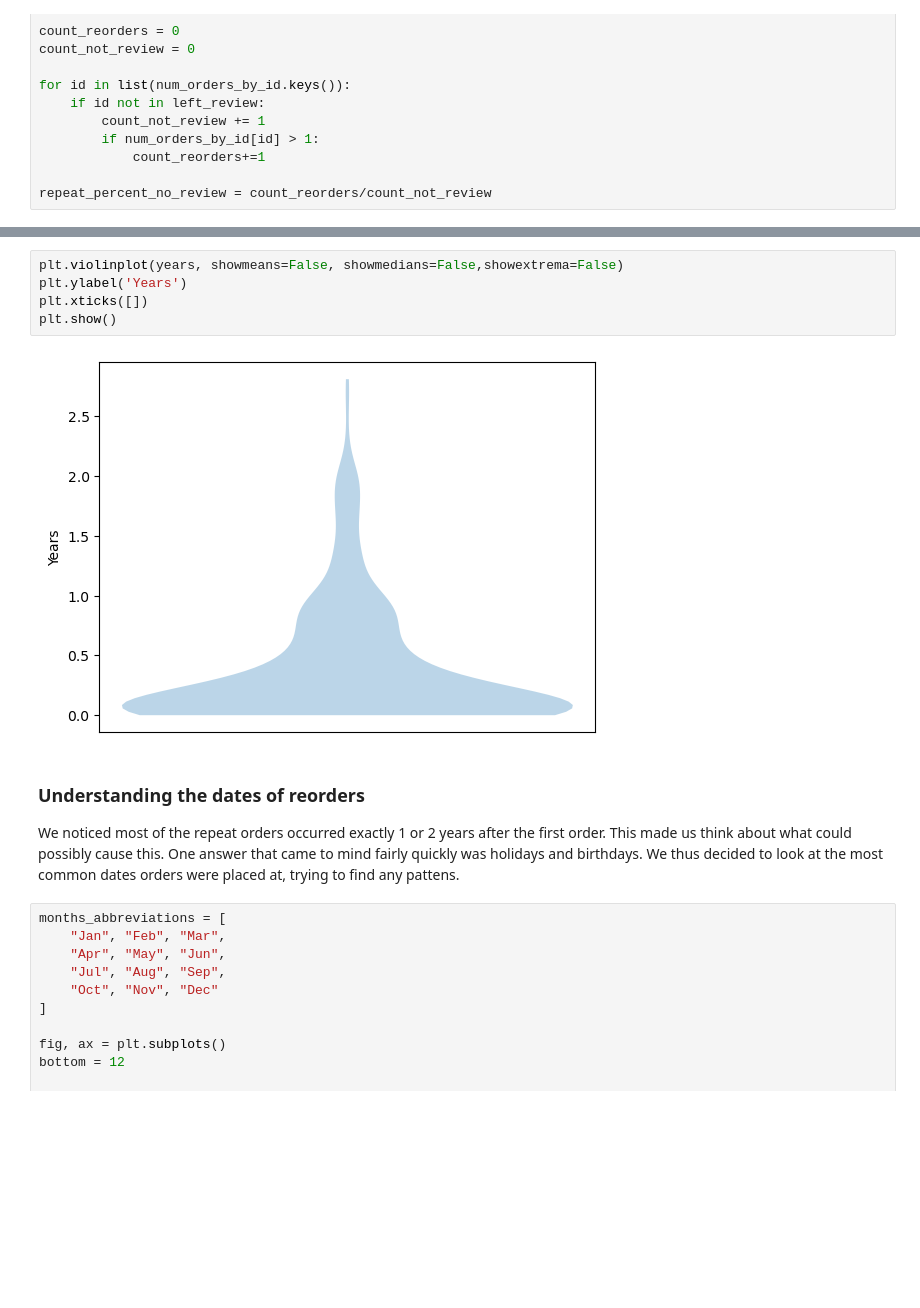
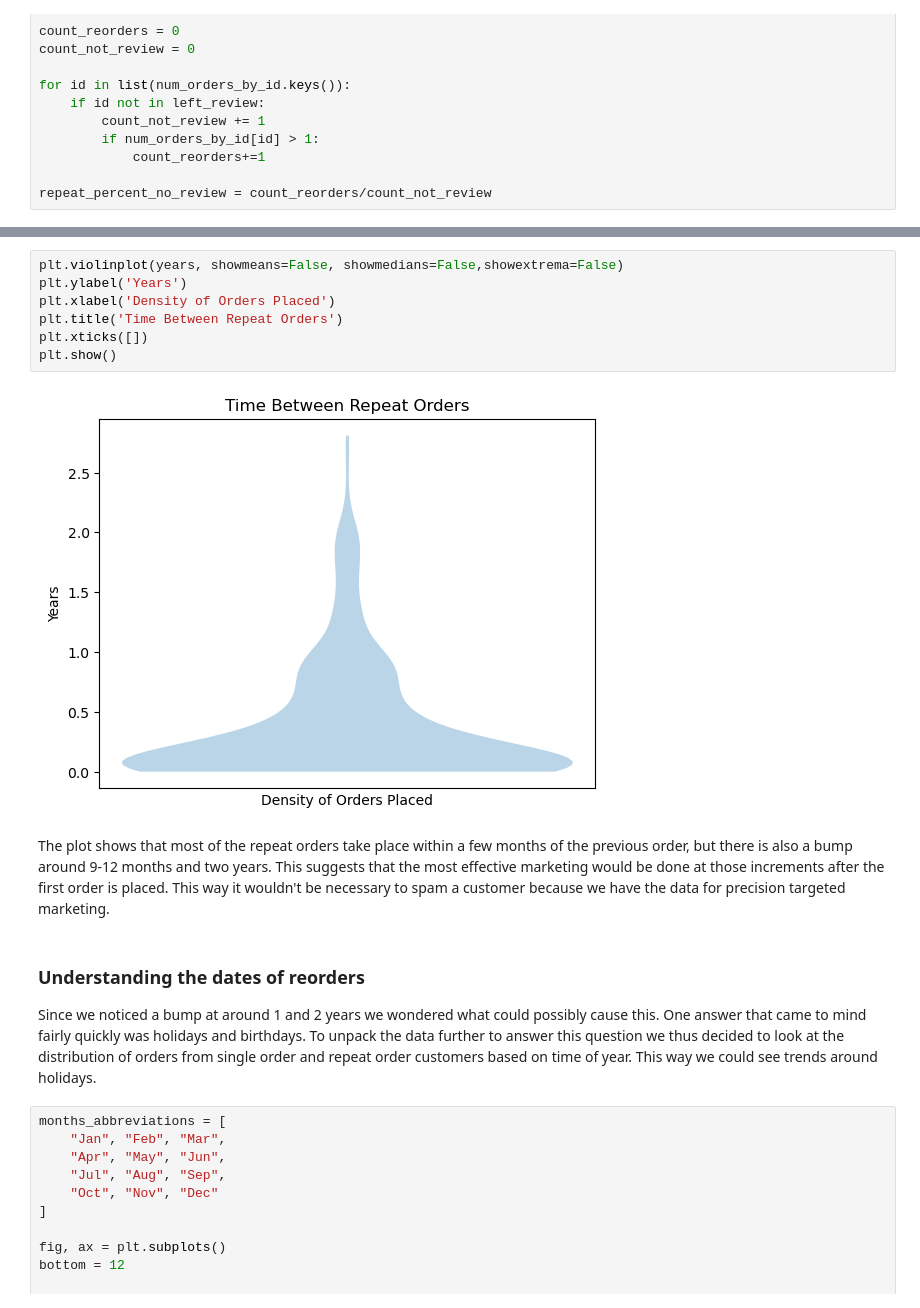
Before and after one commit to olincollege/repeat-order-analysis, a Jupyter notebook: Essay.ipynb, the cells around one changed output, grey strips where cells are left out. Saved outputs shown, nothing was run; the diff lists cells and outputs as text; blank space fills up the shorter version.

```diff
--- a/Essay.ipynb
+++ b/Essay.ipynb
@@ -279,17 +279,18 @@ Once we were able to isolate the repeat customers, we became curious to understa
 # %%
 plt.violinplot(years, showmeans=False, showmedians=False,showextrema=False)
 plt.ylabel('Years')
+plt.xlabel('Density of Orders Placed')
+plt.title('Time Between Repeat Orders')
 plt.xticks([])
 plt.show()
 # %% [output]
-[figure, old version]
+[figure, new version]
+# %% [markdown]
+The plot shows that most of the repeat orders take place within a few months of the previous order, but there is also a bump around 9-12 months and two years. This suggests that the most effective marketing would be done at those increments after the first order is placed. This way it wouldn't be necessary to spam a customer because we have the data for precision targeted marketing.
 # %% [markdown]
 ### Understanding the dates of reorders
 
-We noticed most of the repeat orders occurred exactly 1 or 2 years after the first order. This made us think about what could possibly cause this.
-One answer that came to mind fairly quickly was holidays and birthdays.
-We thus decided to look at the most common dates orders were placed at,
-trying to find any pattens.
+Since we noticed a bump at around 1 and 2 years we wondered what could possibly cause this. One answer that came to mind fairly quickly was holidays and birthdays. To unpack the data further to answer this question we thus decided to look at the distribution of orders from single order and repeat order customers based on time of year. This way we could see trends around holidays.
 # %%
 months_abbreviations = [
     "Jan", "Feb", "Mar",
```
Also changed, not shown: parts of 13 cells of this notebook.
